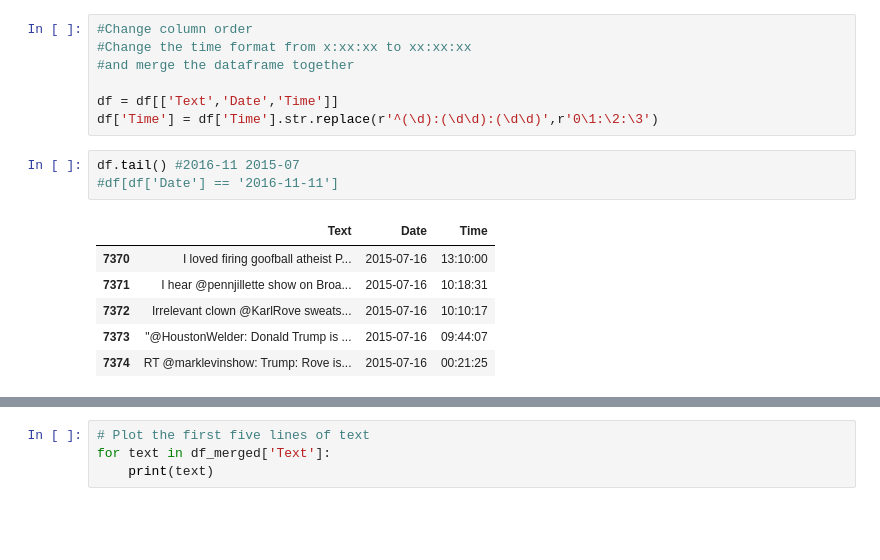
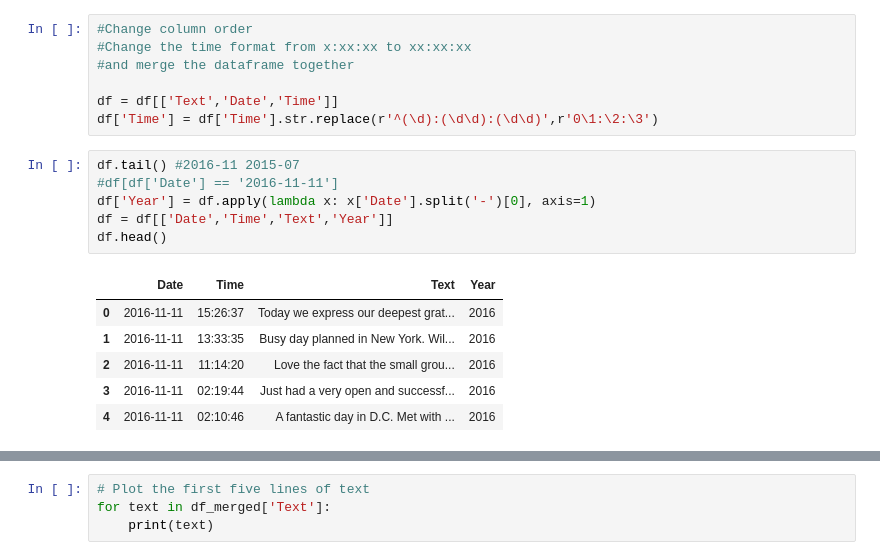
Before and after one commit to alexiska/Sentiment-analysis-Donald-Trump, a Jupyter notebook: Sentiment analysis.ipynb, the cells around one changed output, grey strips where cells are left out. Saved outputs shown, nothing was run; the diff lists cells and outputs as text; blank space fills up the shorter version.

```diff
--- a/Sentiment analysis.ipynb
+++ b/Sentiment analysis.ipynb
@@ -185,12 +186,15 @@ df['Time'] = df['Time'].str.replace(r'^(\d):(\d\d):(\d\d)',r'0\1:\2:\3')
 # %%
 df.tail() #2016-11 2015-07
 #df[df['Date'] == '2016-11-11']
+df['Year'] = df.apply(lambda x: x['Date'].split('-')[0], axis=1)
+df = df[['Date','Time','Text','Year']]
+df.head()
 # %% [output]
-|  | Text | Date | Time |
-| 7370 | I loved firing goofball atheist P... | 2015-07-16 | 13:10:00 |
-| 7371 | I hear @pennjillette show on Broa... | 2015-07-16 | 10:18:31 |
-| 7372 | Irrelevant clown @KarlRove sweats... | 2015-07-16 | 10:10:17 |
-| 7373 | "@HoustonWelder: Donald Trump is ... | 2015-07-16 | 09:44:07 |
-| 7374 | RT @marklevinshow: Trump: Rove is... | 2015-07-16 | 00:21:25 |
+|  | Date | Time | Text | Year |
+| 0 | 2016-11-11 | 15:26:37 | Today we express our deepest grat... | 2016 |
+| 1 | 2016-11-11 | 13:33:35 | Busy day planned in New York. Wil... | 2016 |
+| 2 | 2016-11-11 | 11:14:20 | Love the fact that the small grou... | 2016 |
+| 3 | 2016-11-11 | 02:19:44 | Just had a very open and successf... | 2016 |
+| 4 | 2016-11-11 | 02:10:46 | A fantastic day in D.C. Met with ... | 2016 |
 # %%
 df1.tail() #2017-06 2016-05
```
Also changed, not shown: parts of 22 cells of this notebook.
